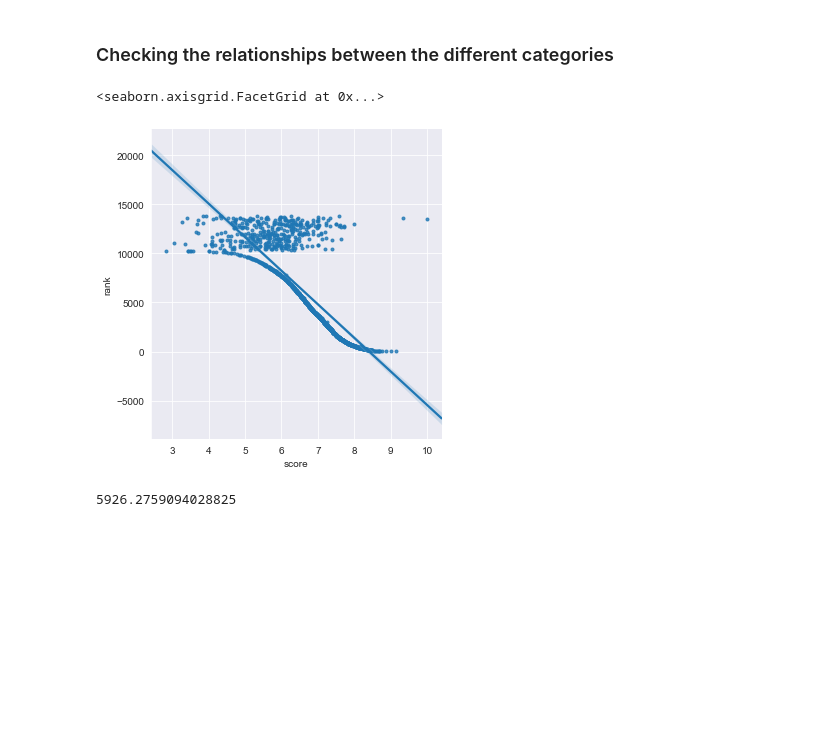
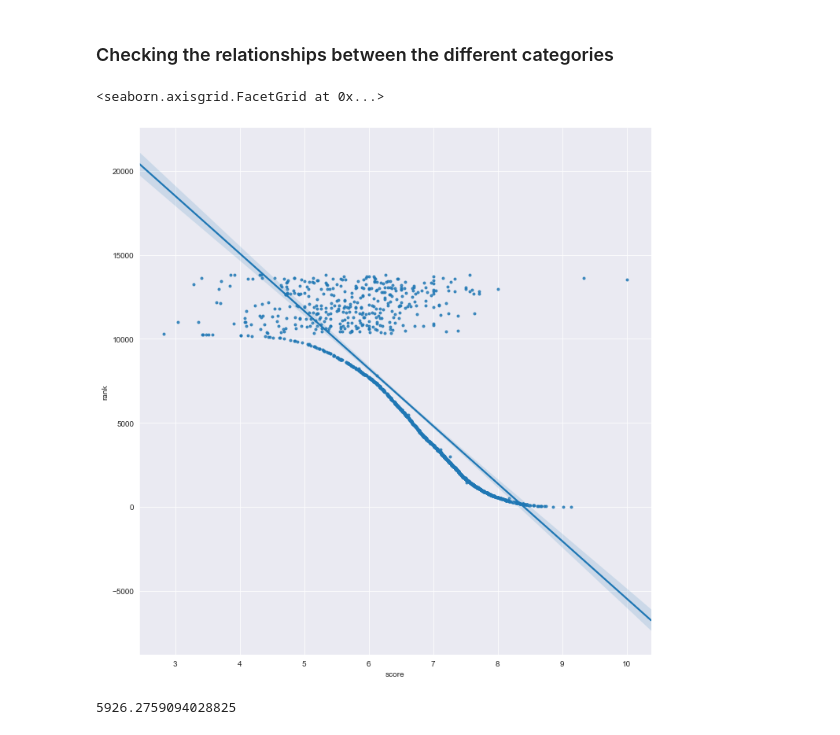
Before and after one commit to sdman135/Anime_Score_Predictor---Project-3, a Jupyter notebook: Sam's Project 3.ipynb, the cells around one changed output. Drawn from its saved outputs; the diff is of its cells as text; code cells hidden in the pictures; blank space fills up the shorter version.

```diff
--- a/Sam's Project 3.ipynb
+++ b/Sam's Project 3.ipynb
@@ -114,10 +115,10 @@ sns.lmplot(x='rank', y='popularity', data= data, markers=[ "."], fit_reg =True)
 # %% [markdown]
 ### Checking the relationships between the different categories
 # %%
-sns.lmplot(x='score', y='rank', data= data, markers=[ "."], fit_reg =True)
+sns.lmplot(x='score', y='rank', data= data, markers=[ "."], fit_reg =True,size = 10)
 # %% [output]
 <seaborn.axisgrid.FacetGrid at 0x...>
-[figure, old version]
+[figure, new version]
 # %%
 data['rank'].mean()
 # %% [output]
```
Also changed, not shown: parts of 20 cells of this notebook.
